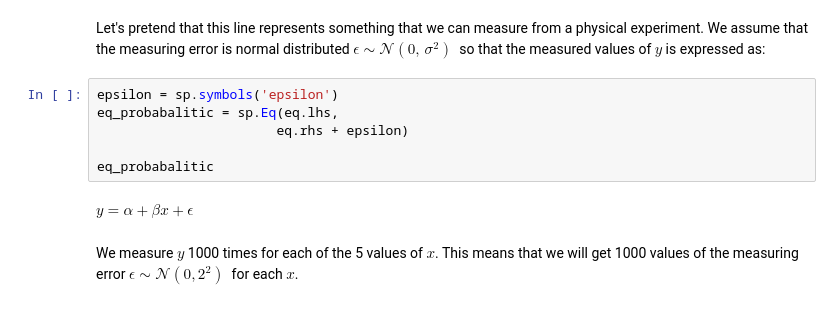
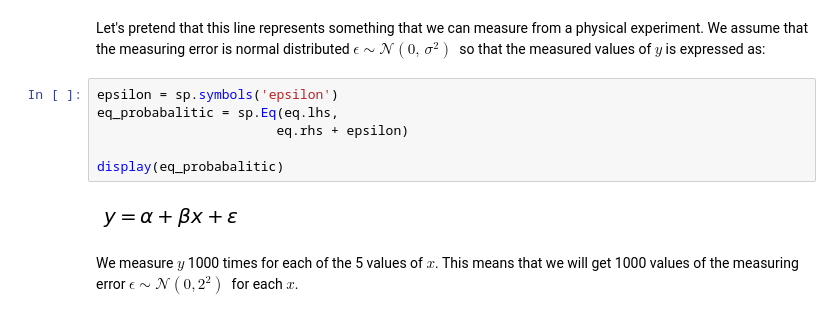
Before and after one commit to martinlarsalbert/kaggle, a Jupyter notebook: kernels/y-is-normal/y-is-normal.ipynb, the cells around one changed output. Cells and saved outputs as stored; diff of their text form.

```diff
--- a/kernels/y-is-normal/y-is-normal.ipynb
+++ b/kernels/y-is-normal/y-is-normal.ipynb
@@ -64,11 +92,11 @@ Let's pretend that this line represents something that we can measure from a phy
 # %%
 epsilon = sp.symbols('epsilon')
 eq_probabalitic = sp.Eq(eq.lhs,
                        eq.rhs + epsilon)
 
-eq_probabalitic
+display(eq_probabalitic)
 # %% [output]
-$\displaystyle y = \alpha + \beta x + \epsilon$
+[figure, added]
 # %% [markdown]
 We measure $y$ 1000 times for each of the 5 values of $x$. This means that we will get 1000 values of the measuring error $\epsilon \sim \mathcal{N}(0,2^{2})\ $ for each $x$.
 # %%
```
Also changed, not shown: parts of 12 cells of this notebook, 1 other file.
